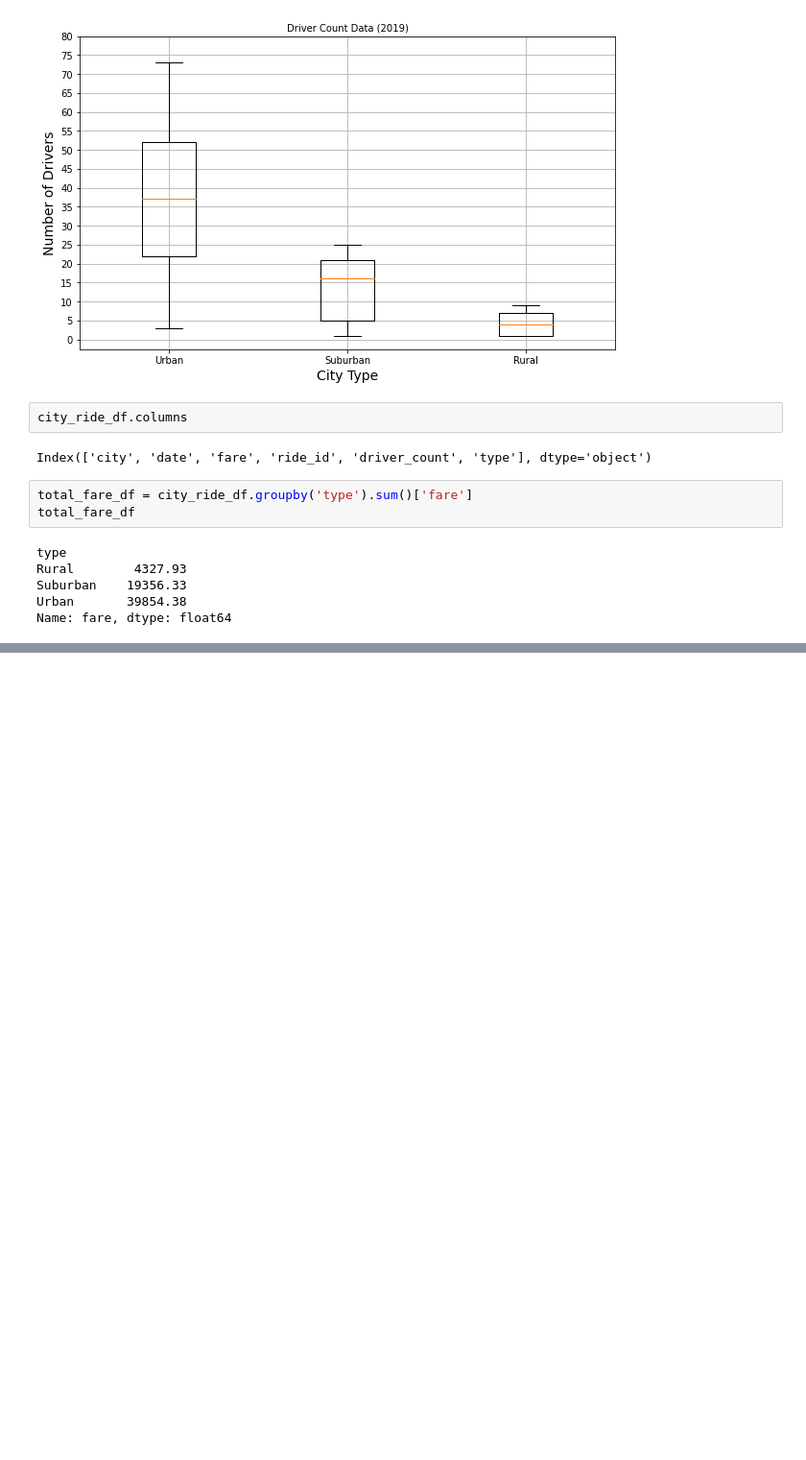
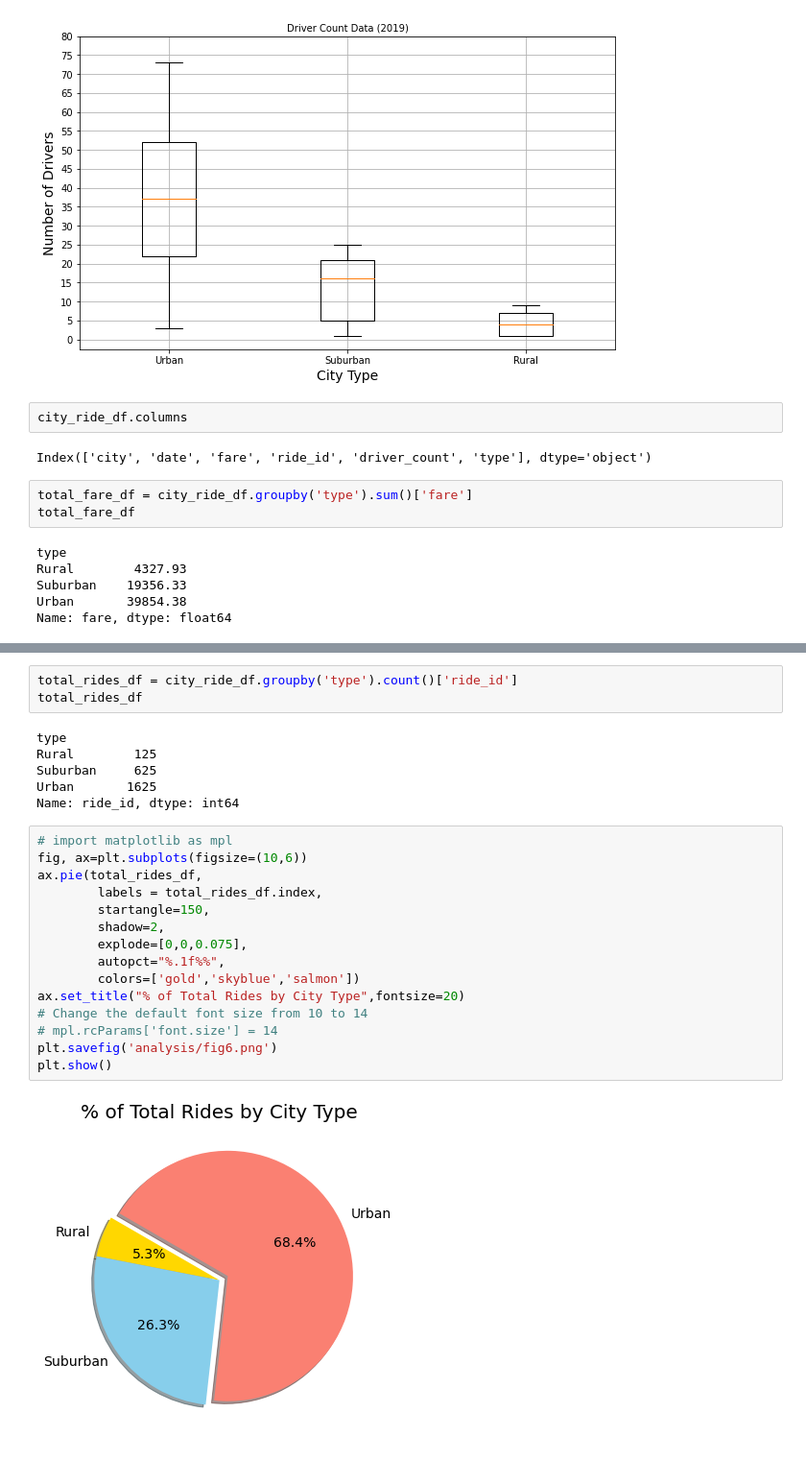
Before and after one commit to bradydwilton/PyBer_Analysis, a Jupyter notebook: PyBer.ipynb, the cells around one changed output, grey strips where cells are left out. Shown at 96% size. Cells and saved outputs as stored; diff of their text form; blank space fills up the shorter version.

```diff
--- a/PyBer.ipynb
+++ b/PyBer.ipynb
@@ -576,0 +584,26 @@ plt.show()
+# %%
+total_rides_df = city_ride_df.groupby('type').count()['ride_id']
+total_rides_df
+# %% [output]
+type
+Rural        125
+Suburban     625
+Urban       1625
+Name: ride_id, dtype: int64
+# %%
+# import matplotlib as mpl
+fig, ax=plt.subplots(figsize=(10,6))
+ax.pie(total_rides_df,
+        labels = total_rides_df.index,
+        startangle=150,
+        shadow=2,
+        explode=[0,0,0.075],
+        autopct="%.1f%%",
+        colors=['gold','skyblue','salmon'])
+ax.set_title("% of Total Rides by City Type",fontsize=20)
+# Change the default font size from 10 to 14
+# mpl.rcParams['font.size'] = 14
+plt.savefig('analysis/fig6.png')
+plt.show()
+# %% [output]
+[figure, added]
```
Also changed, not shown: parts of 3 cells of this notebook, 3 other files.
